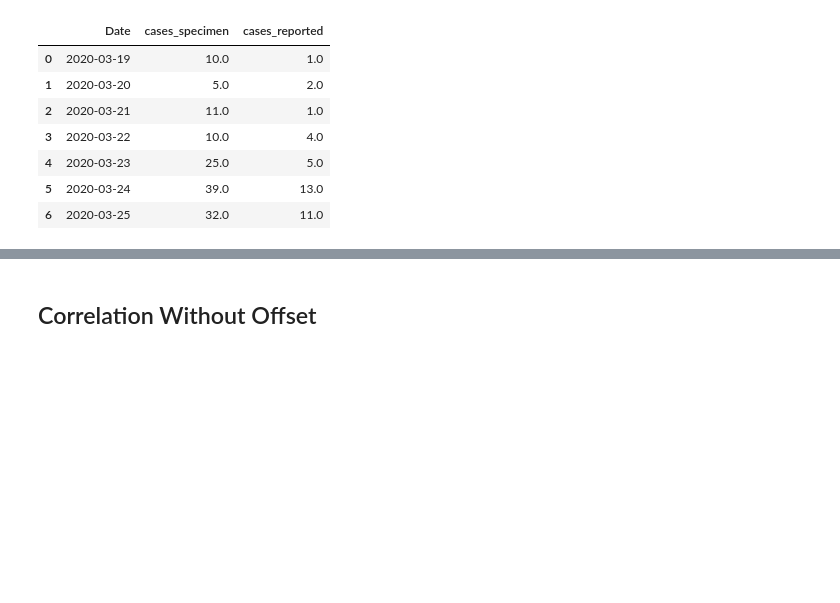
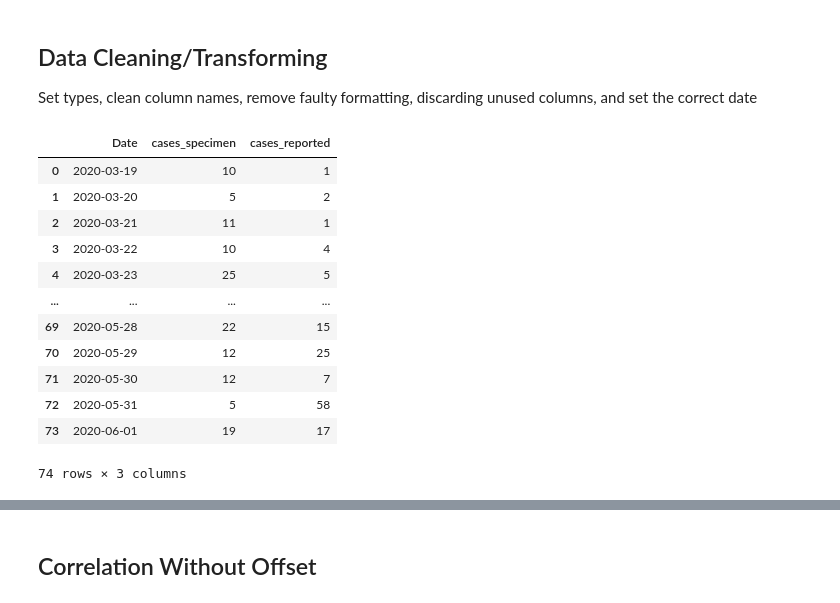
Before and after one commit to CrisZong/DSC180A, a Jupyter notebook: 180A Checkpoint.ipynb, the cells around one changed output, grey strips where cells are left out. Cells and saved outputs as stored; diff of their text form; code cells hidden in the pictures; blank space fills up the shorter version.

```diff
--- a/180A Checkpoint.ipynb
+++ b/180A Checkpoint.ipynb
@@ -23,11 +15,26 @@ covid_series["Date"] = pd.to_datetime(covid_series["Date"],format='%d-%b').apply
+# %% [markdown]
+## Data Cleaning/Transforming
+Set types, clean column names, remove faulty formatting, discarding unused columns, and set the correct date
+# %%
+col_names = ["Date","cases_specimen","percent","admits","cases_reported"]
+astypes = {"cases_specimen": "float", 'case_reported': "float"}
+covid_series = pd.read_excel("data/covid_time_series.xls", names=col_names, astype=astypes)
+
+covid_series = covid_series[5:].dropna().drop(["percent","admits"],axis=1).reset_index(drop=True) # remove the shitty data
+covid_series["Date"] = pd.to_datetime(covid_series["Date"] + '-2020') # conversion to 2020 date
 # %%
-covid_series.head(7)
+covid_series
 # %% [output]
 |  | Date | cases_specimen | cases_reported |
-| 0 | 2020-03-19 | 10.0 | 1.0 |
-| 1 | 2020-03-20 | 5.0 | 2.0 |
-| 2 | 2020-03-21 | 11.0 | 1.0 |
-| 3 | 2020-03-22 | 10.0 | 4.0 |
-| 4 | 2020-03-23 | 25.0 | 5.0 |
-| 5 | 2020-03-24 | 39.0 | 13.0 |
-| 6 | 2020-03-25 | 32.0 | 11.0 |
+| 0 | 2020-03-19 | 10 | 1 |
+| 1 | 2020-03-20 | 5 | 2 |
+| 2 | 2020-03-21 | 11 | 1 |
+| 3 | 2020-03-22 | 10 | 4 |
+| 4 | 2020-03-23 | 25 | 5 |
+| ... | ... | ... | ... |
+| 69 | 2020-05-28 | 22 | 15 |
+| 70 | 2020-05-29 | 12 | 25 |
+| 71 | 2020-05-30 | 12 | 7 |
+| 72 | 2020-05-31 | 5 | 58 |
+| 73 | 2020-06-01 | 19 | 17 |
+74 rows × 3 columns
```
Also changed, not shown: parts of 36 cells of this notebook, 2 other files.
